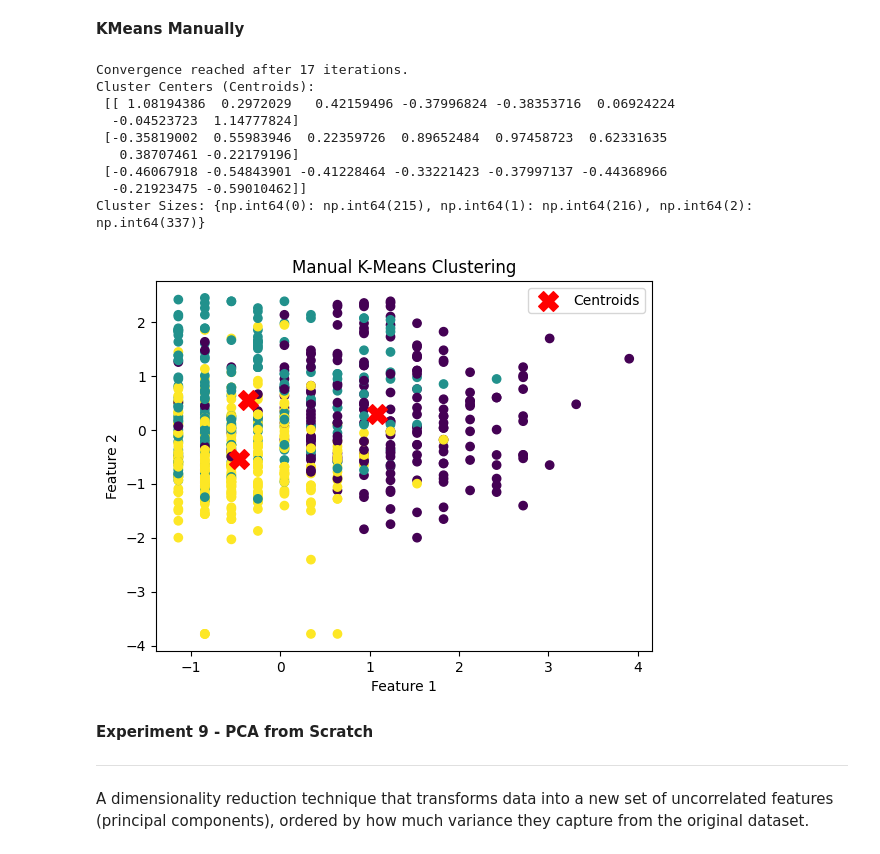
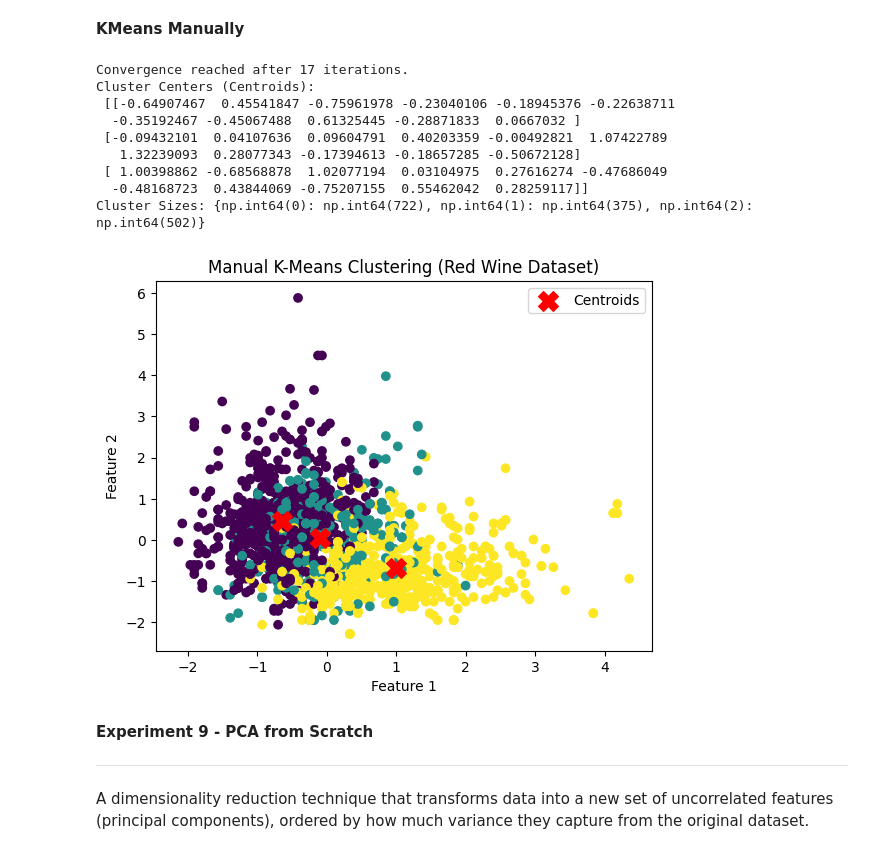
Before and after one commit to saks28007/bml, a Jupyter notebook: final.ipynb, the cells around one changed output. Saved outputs shown, nothing was run; the diff lists cells and outputs as text; code cells hidden in the pictures.

```diff
--- a/final.ipynb
+++ b/final.ipynb
@@ -478,10 +486,10 @@ from sklearn.preprocessing import StandardScaler
 import numpy as np  # Import numpy to use np.unique
 
 # Load the dataset
-df = pd.read_csv(r"/content/drive/MyDrive/archive (2).csv")
+df = pd.read_csv(r"/content/drive/MyDrive/winequality-red.csv", sep=';')
 
-# Feature columns: all columns except 'Outcome' (the target column)
-X = df.drop('Outcome', axis=1).values  # Features
+# Feature columns: all columns except 'quality' (the target column)
+X = df.drop('quality', axis=1).values  # Features
 
 # Feature Scaling: It's a good practice to scale features for K-Means
 scaler = StandardScaler()
@@ -502,6 +510,7 @@ unique, counts = np.unique(labels, return_counts=True)
 print("Cluster Sizes:", dict(zip(unique, counts)))
 
 # Visualize the clustering (optional, for 2D visualization)
+# Here we just pick the first two features to create a 2D scatter plot
 plt.scatter(X_scaled[:, 0], X_scaled[:, 1], c=labels, cmap='viridis')
 plt.scatter(kmeans.cluster_centers_[:, 0], kmeans.cluster_centers_[:, 1], s=200, c='red', marker='X', label='Centroids')
 plt.title("K-Means Clustering")
@@ -527,11 +536,11 @@ import numpy as np
 import matplotlib.pyplot as plt
 from sklearn.preprocessing import StandardScaler
 
-# Load the dataset
-df = pd.read_csv(r"/content/drive/MyDrive/archive (2).csv")
+# Load the Red Wine dataset
+df = pd.read_csv(r"/content/drive/MyDrive/winequality-red.csv", sep=';')
 
-# Feature columns: all columns except 'Outcome' (the target column)
-X = df.drop('Outcome', axis=1).values  # Features
+# Feature columns: All columns except 'quality' (target)
+X = df.drop('quality', axis=1).values  # Features
 
 # Feature Scaling: Scaling features for better clustering performance
 scaler = StandardScaler()
@@ -572,42 +581,42 @@ def kmeans(X, k, max_iters=100, tol=1e-4):
 
         # Check for convergence (if centroids don't change significantly)
         if np.all(np.abs(new_centroids - centroids) < tol):
             print(f"Convergence reached after {i+1} iterations.")
             break
         centroids = new_centroids  # Update centroids for the next iteration
 
     return centroids, labels
 
 # Run K-Means manually
 k = 3  # Number of clusters
 centroids, labels = kmeans(X_scaled, k)
 
 # Print the cluster centers (centroids)
 print("Cluster Centers (Centroids):\n", centroids)
 
 # Print the number of samples in each cluster
 unique, counts = np.unique(labels, return_counts=True)
 print("Cluster Sizes:", dict(zip(unique, counts)))
 
 # Visualize the clustering (for 2D visualization, using only the first two features)
 plt.scatter(X_scaled[:, 0], X_scaled[:, 1], c=labels, cmap='viridis')
 plt.scatter(centroids[:, 0], centroids[:, 1], s=200, c='red', marker='X', label='Centroids')
-plt.title("Manual K-Means Clustering")
+plt.title("Manual K-Means Clustering (Red Wine Dataset)")
 plt.xlabel('Feature 1')
 plt.ylabel('Feature 2')
 plt.legend()
 plt.show()
 # %% [output]
 Convergence reached after 17 iterations.
 Cluster Centers (Centroids):
- [[ 1.08194386  0.2972029   0.42159496 -0.37996824 -0.38353716  0.06924224
-  -0.04523723  1.14777824]
- [-0.35819002  0.55983946  0.22359726  0.89652484  0.97458723  0.62331635
-   0.38707461 -0.22179196]
- [-0.46067918 -0.54843901 -0.41228464 -0.33221423 -0.37997137 -0.44368966
-  -0.21923475 -0.59010462]]
-Cluster Sizes: {np.int64(0): np.int64(215), np.int64(1): np.int64(216), np.int64(2): np.int64(337)}
+ [[-0.64907467  0.45541847 -0.75961978 -0.23040106 -0.18945376 -0.22638711
+  -0.35192467 -0.45067488  0.61325445 -0.28871833  0.0667032 ]
+ [-0.09432101  0.04107636  0.09604791  0.40203359 -0.00492821  1.07422789
+   1.32239093  0.28077343 -0.17394613 -0.18657285 -0.50672128]
+ [ 1.00398862 -0.68568878  1.02077194  0.03104975  0.27616274 -0.47686049
+  -0.48168723  0.43844069 -0.75207155  0.55462042  0.28259117]]
+Cluster Sizes: {np.int64(0): np.int64(722), np.int64(1): np.int64(375), np.int64(2): np.int64(502)}
-[figure, old version]
+[figure, new version]
 # %% [markdown]
 **Experiment 9 - PCA from Scratch**
 
```
Also changed, not shown: parts of 24 cells of this notebook.
